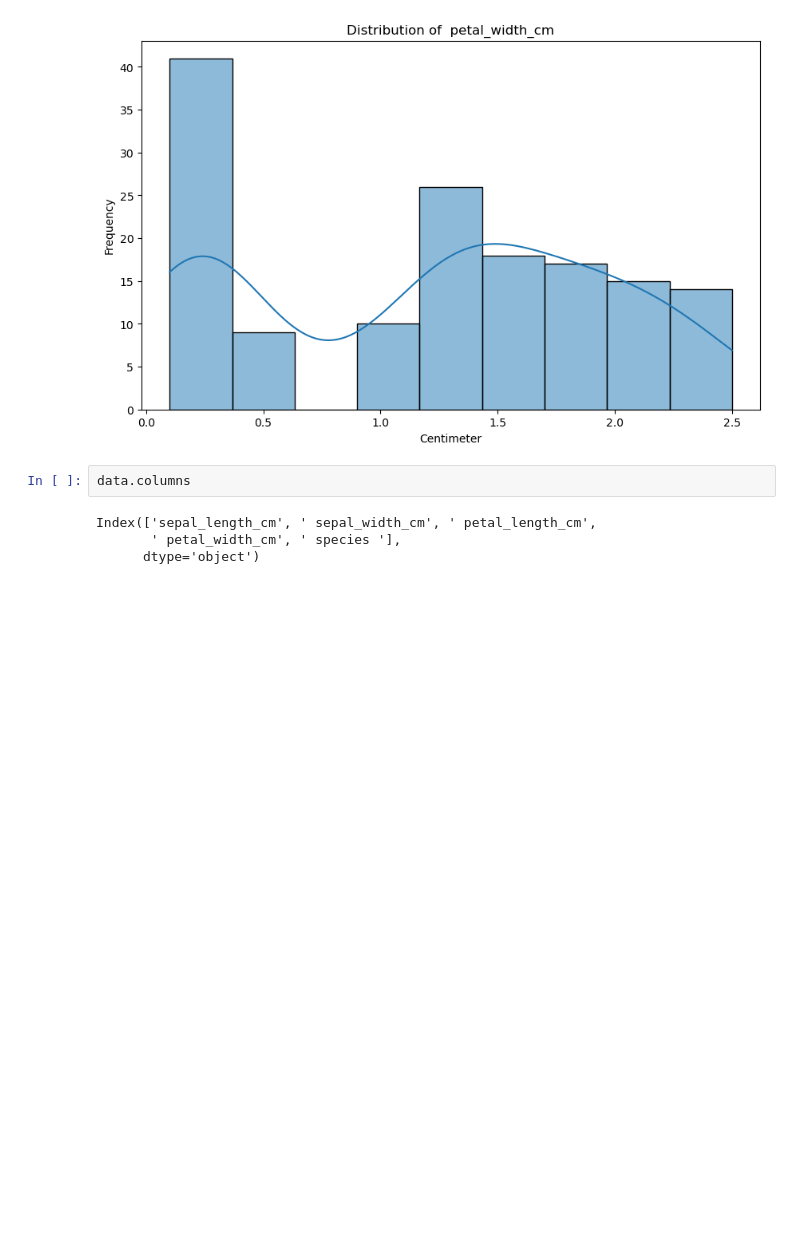
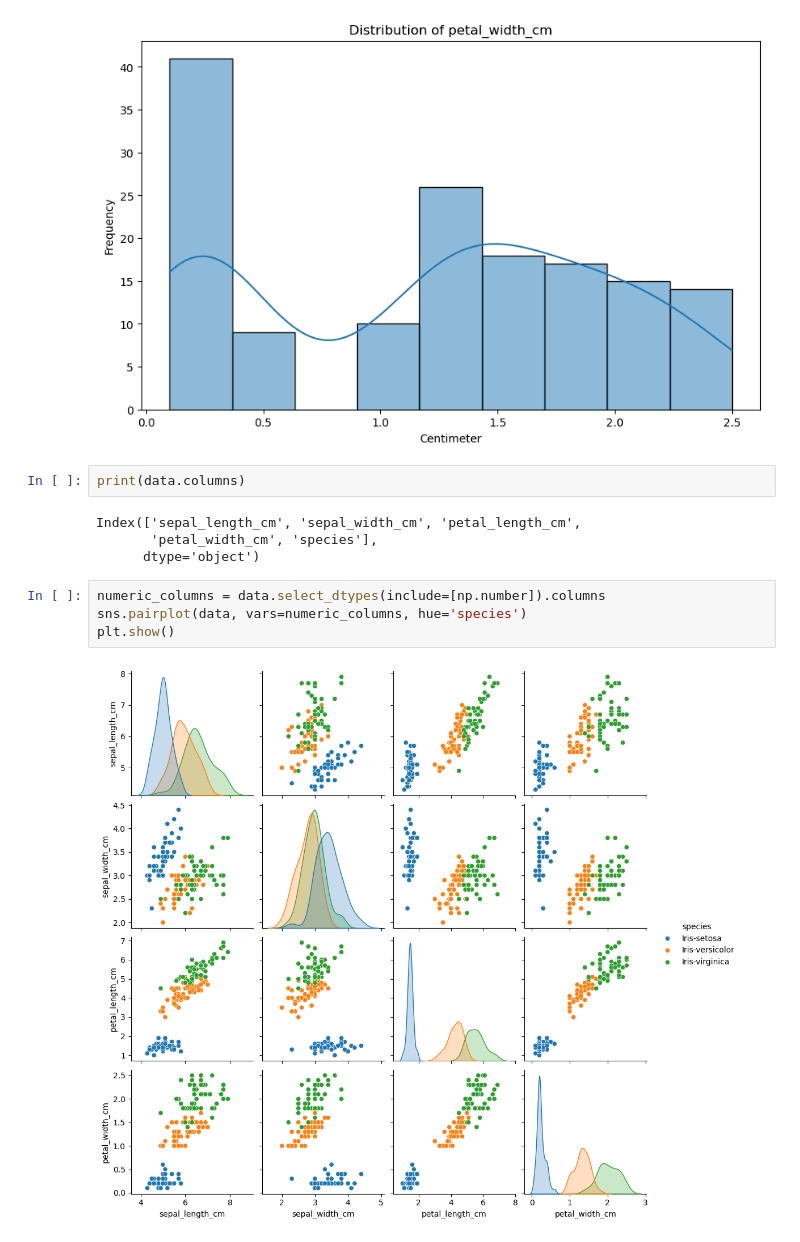
Before and after one commit to atacanbt/pands-project, a Jupyter notebook: my_analysis.ipynb, the cells around one changed output. Cells and saved outputs as stored; diff of their text form; blank space fills up the shorter version.

```diff
--- a/my_analysis.ipynb
+++ b/my_analysis.ipynb
@@ -33,10 +33,16 @@ for column in data.columns[:-1]: # the last column is not numeric so it is exclu
 [figure]
 [figure]
 [figure]
-# %%
-data.columns
-# %% [output]
-Index(['sepal_length_cm', ' sepal_width_cm', ' petal_length_cm',
-       ' petal_width_cm', ' species '],
-      dtype='object')
+# %%
+print(data.columns)
+# %% [output]
+Index(['sepal_length_cm', 'sepal_width_cm', 'petal_length_cm',
+       'petal_width_cm', 'species'],
+      dtype='object')
+# %%
+numeric_columns = data.select_dtypes(include=[np.number]).columns
+sns.pairplot(data, vars=numeric_columns, hue='species')
+plt.show()
+# %% [output]
+[figure, added]
 # %%
```
Also changed, not shown: parts of 1 cell of this notebook, 7 other files.
